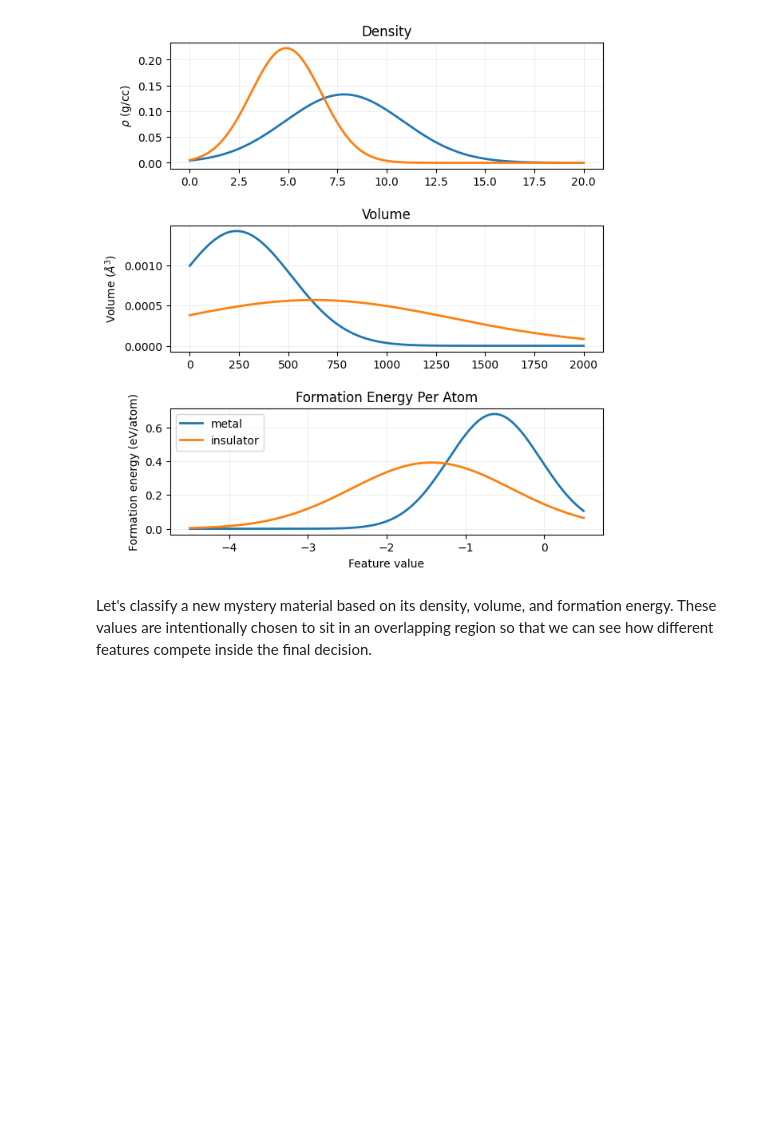
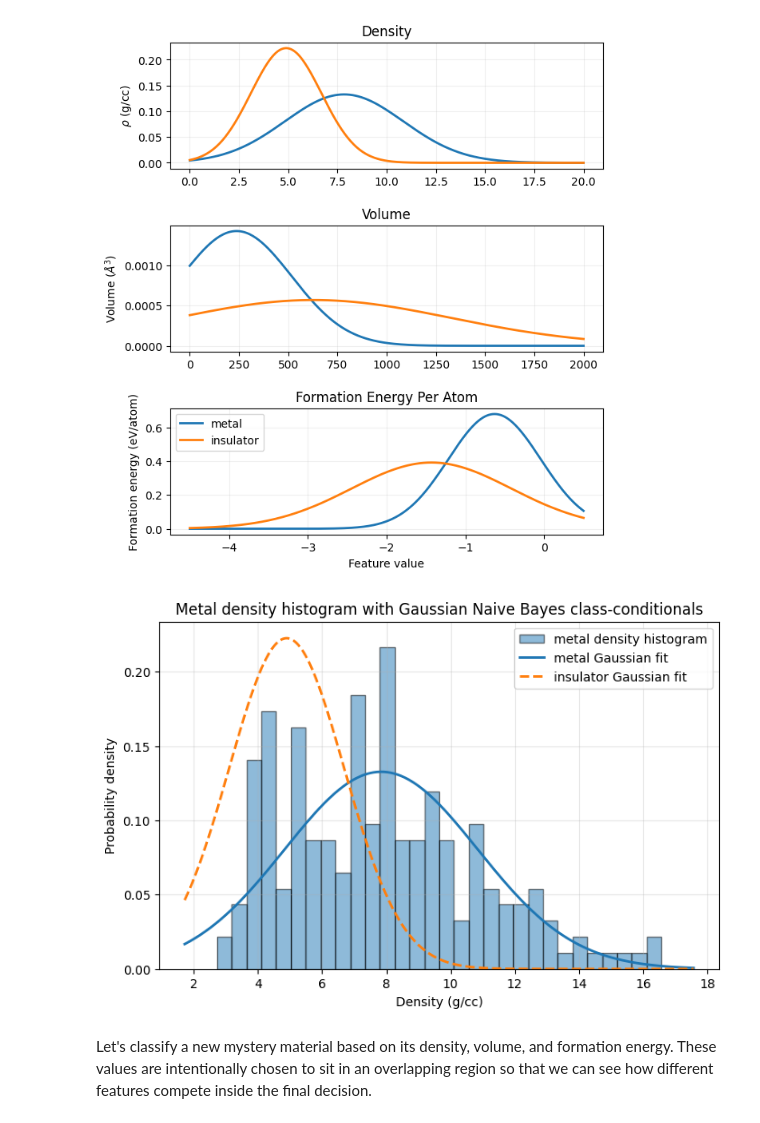
Before and after one commit to sp8rks/MaterialsInformatics, a Jupyter notebook: worked_examples/naive_bayes/naive_bayes.ipynb, the cells around one changed output. Drawn from its saved outputs; the diff is of its cells as text; code cells hidden in the pictures; blank space fills up the shorter version.

```diff
--- a/worked_examples/naive_bayes/naive_bayes.ipynb
+++ b/worked_examples/naive_bayes/naive_bayes.ipynb
@@ -137,6 +137,29 @@ plt.legend()
 plt.show()
 # %% [output]
 [figure]
+# %%
+# Plot metal density histogram with the Gaussian Naive Bayes fit from earlier
+plt.figure(figsize=(8, 5))
+
+# histogram of metal densities
+plt.hist(df_metals['density'], bins=30, density=True, alpha=0.5, color='tab:blue', edgecolor='k', label='metal density histogram')
+
+# gaussian fit curves
+x = np.linspace(df_metals['density'].min() - 1, df_metals['density'].max() + 1, 300)
+metal_dist = scipy.stats.norm(df_metals['density'].mean(), max(df_metals['density'].std(), EPS))
+insulator_dist = scipy.stats.norm(df_insulators['density'].mean(), max(df_insulators['density'].std(), EPS))
+
+plt.plot(x, metal_dist.pdf(x), color='tab:blue', lw=2, label='metal Gaussian fit')
+plt.plot(x, insulator_dist.pdf(x), color='tab:orange', lw=2, linestyle='--', label='insulator Gaussian fit')
+
+plt.xlabel('Density (g/cc)')
+plt.ylabel('Probability density')
+plt.title('Metal density histogram with Gaussian Naive Bayes class-conditionals')
+plt.legend()
+plt.grid(alpha=0.3)
+plt.show()
+# %% [output]
+[figure, added]
 # %% [markdown]
 Let's classify a new mystery material based on its density, volume, and formation energy. These values are intentionally chosen to sit in an overlapping region so that we can see how different features compete inside the final decision.
 # %%
```
Also changed, not shown: 4 other files.
